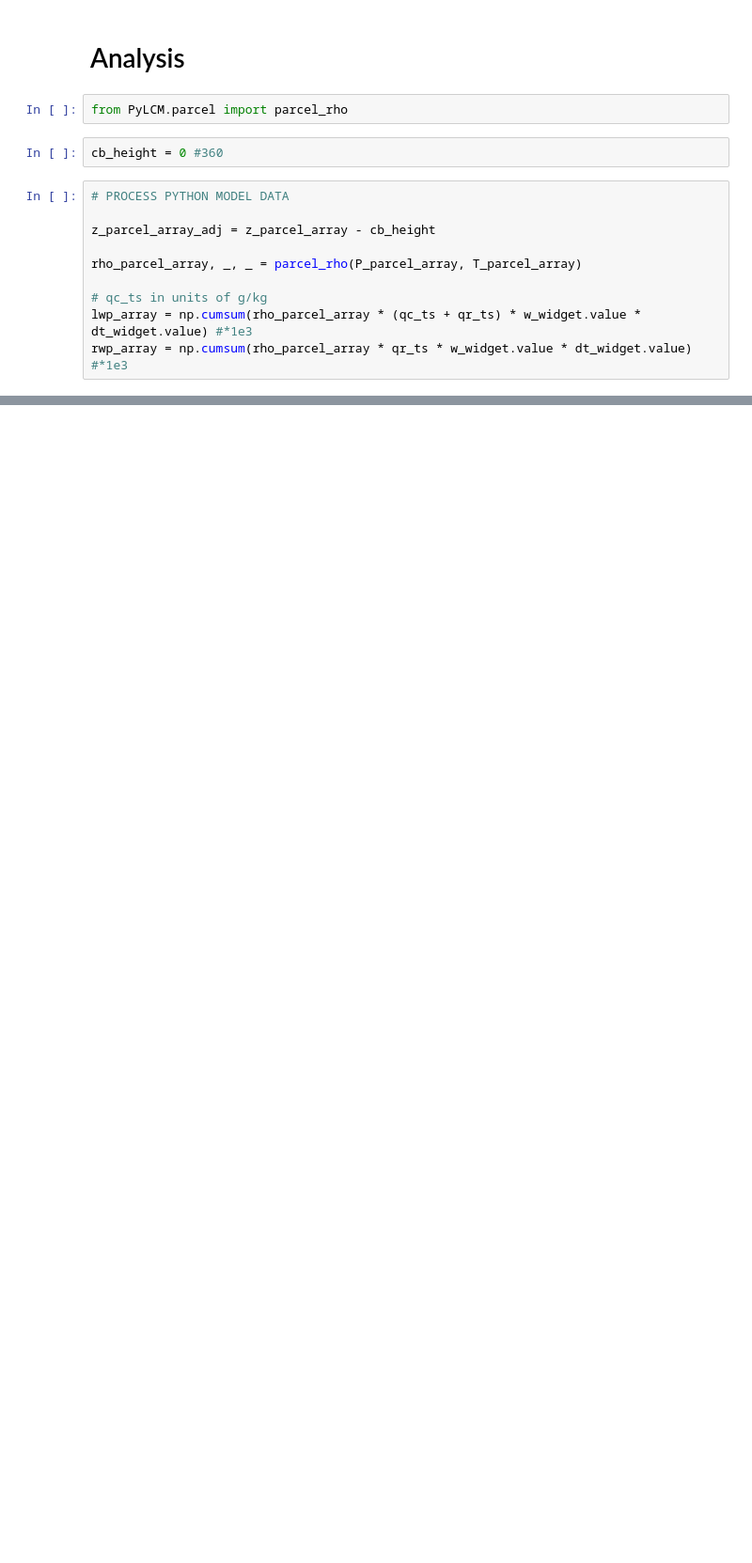
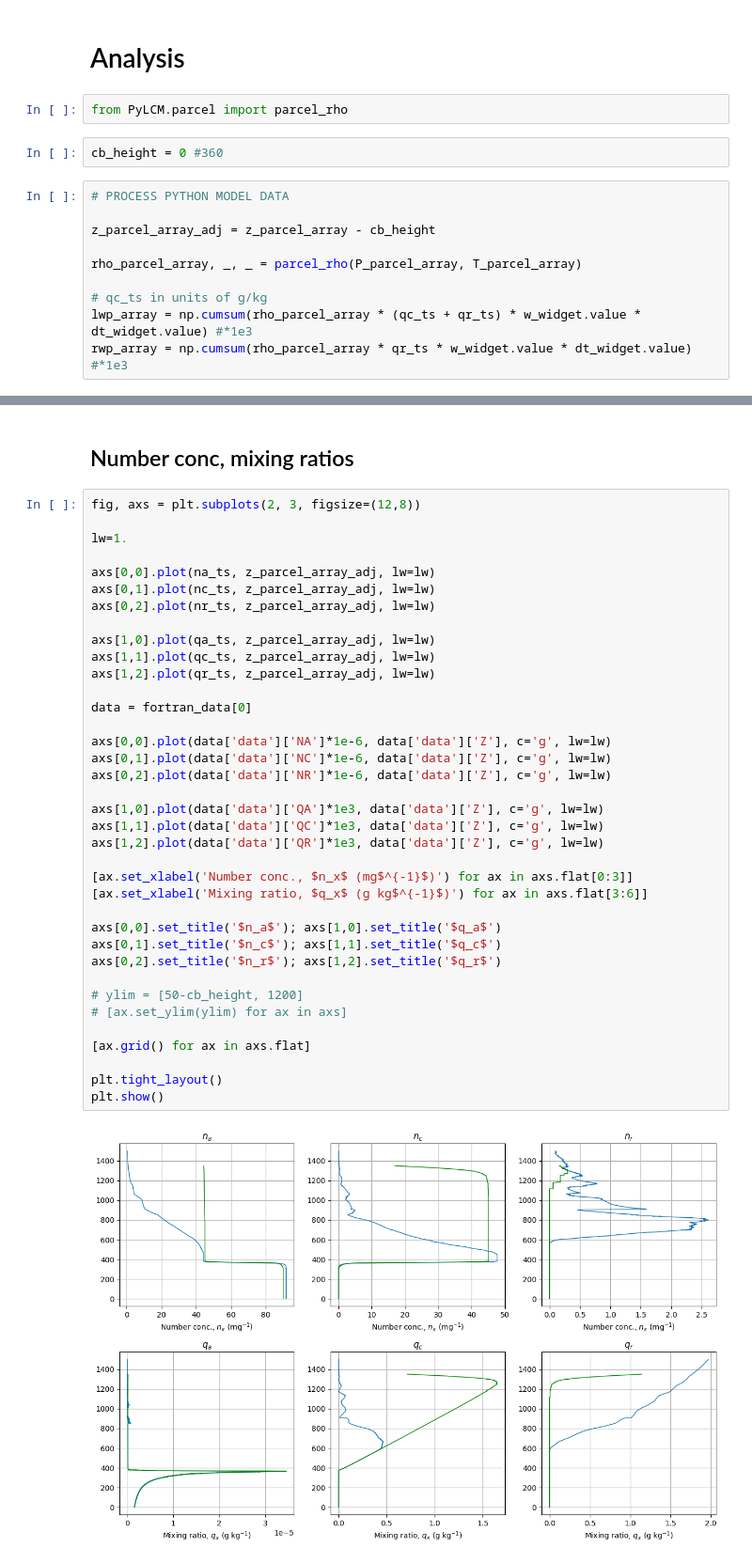
Before and after one commit to zrowland885/PyLCM_edu, a Jupyter notebook: analysis.ipynb, the cells around one changed output, grey strips where cells are left out. Shown at 94% size. Drawn from its saved outputs; the diff is of its cells as text; blank space fills up the shorter version.

```diff
--- a/analysis.ipynb
+++ b/analysis.ipynb
@@ -267,0 +271,41 @@ plt.show()
+# %% [markdown]
+## Number conc, mixing ratios
+# %%
+fig, axs = plt.subplots(2, 3, figsize=(12,8))
+
+lw=1.
+
+axs[0,0].plot(na_ts, z_parcel_array_adj, lw=lw)
+axs[0,1].plot(nc_ts, z_parcel_array_adj, lw=lw)
+axs[0,2].plot(nr_ts, z_parcel_array_adj, lw=lw)
+
+axs[1,0].plot(qa_ts, z_parcel_array_adj, lw=lw)
+axs[1,1].plot(qc_ts, z_parcel_array_adj, lw=lw)
+axs[1,2].plot(qr_ts, z_parcel_array_adj, lw=lw)
+
+data = fortran_data[0]
+
+axs[0,0].plot(data['data']['NA']*1e-6, data['data']['Z'], c='g', lw=lw)
+axs[0,1].plot(data['data']['NC']*1e-6, data['data']['Z'], c='g', lw=lw)
+axs[0,2].plot(data['data']['NR']*1e-6, data['data']['Z'], c='g', lw=lw)
+
+axs[1,0].plot(data['data']['QA']*1e3, data['data']['Z'], c='g', lw=lw)
+axs[1,1].plot(data['data']['QC']*1e3, data['data']['Z'], c='g', lw=lw)
+axs[1,2].plot(data['data']['QR']*1e3, data['data']['Z'], c='g', lw=lw)
+
+[ax.set_xlabel('Number conc., $n_x$ (mg$^{-1}$)') for ax in axs.flat[0:3]]
+[ax.set_xlabel('Mixing ratio, $q_x$ (g kg$^{-1}$)') for ax in axs.flat[3:6]]
+
+axs[0,0].set_title('$n_a$'); axs[1,0].set_title('$q_a$')
+axs[0,1].set_title('$n_c$'); axs[1,1].set_title('$q_c$')
+axs[0,2].set_title('$n_r$'); axs[1,2].set_title('$q_r$')
+
+# ylim = [50-cb_height, 1200]
+# [ax.set_ylim(ylim) for ax in axs]
+
+[ax.grid() for ax in axs.flat]
+
+plt.tight_layout()
+plt.show()
+# %% [output]
+[figure, added]
```
Also changed, not shown: parts of 14 cells of this notebook, 8 other files.
